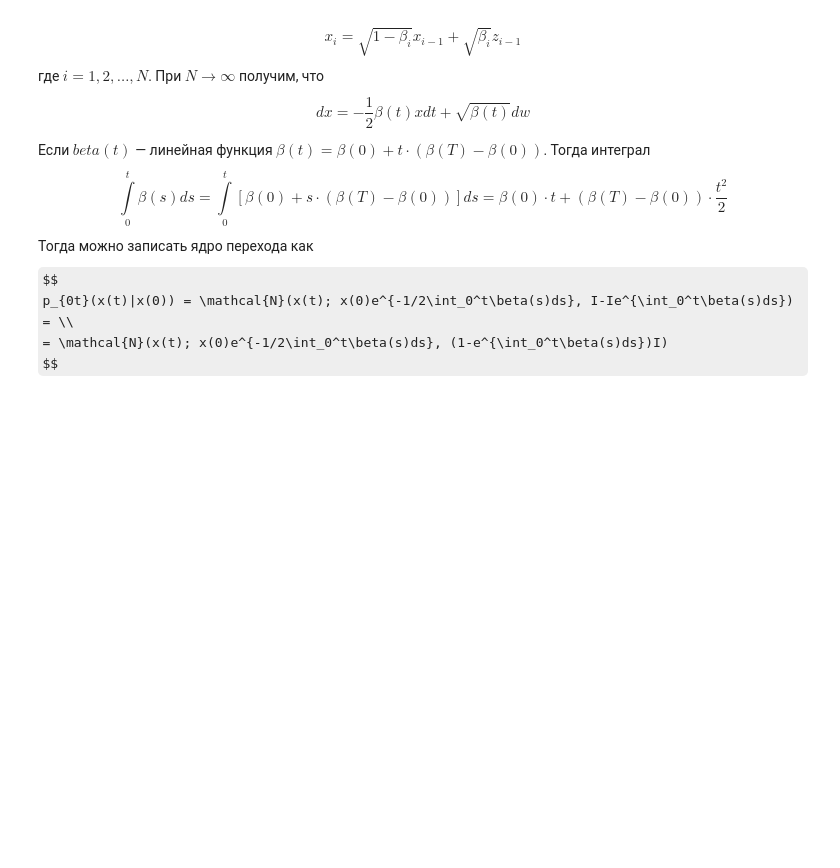
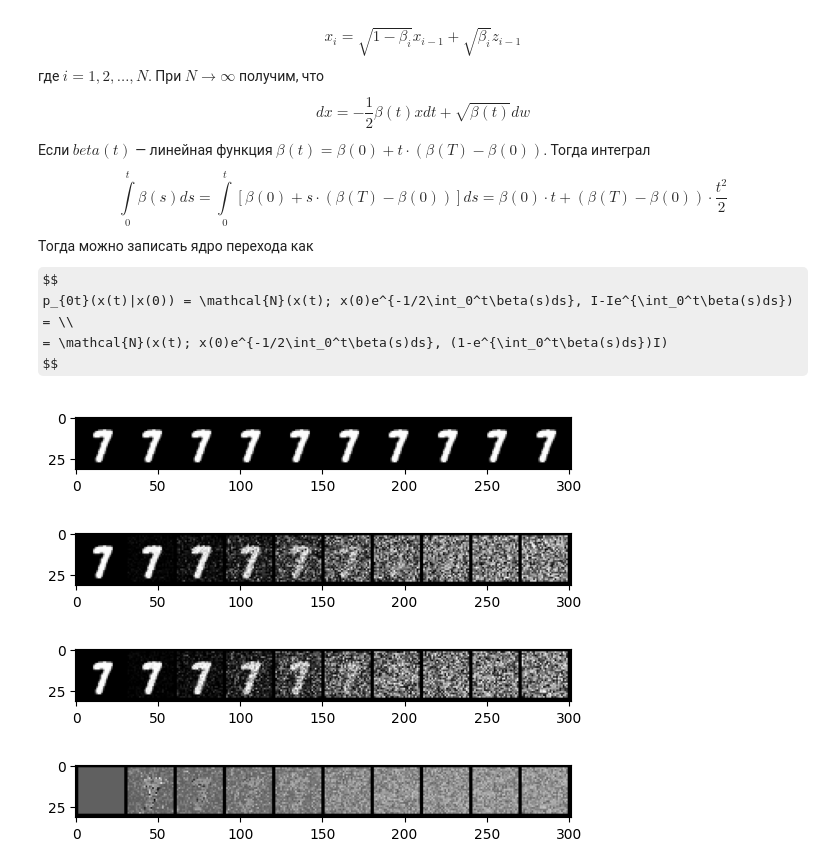
Before and after one commit to sswt/dive2gai, a Jupyter notebook: unit3/NeuralODE.ipynb, the cells around one changed output. Drawn from its saved outputs; the diff is of its cells as text; code cells hidden in the pictures; some formulas as TeX source; blank space fills up the shorter version.

```diff
--- a/unit3/NeuralODE.ipynb
+++ b/unit3/NeuralODE.ipynb
@@ -15,8 +15,11 @@ import torch.nn.functional as F
 from torchdiffeq import odeint_adjoint as odeint
 # %%
 class Lambda(nn.Module):
+    def __init__(self, A):
+        super().__init__()
+        self.A = A
     def forward(self, t, y):
-        return torch.mm(y, A)
+        return torch.mm(y, self.A)
 # %%
 def get_batch(y, t, batch_time=8, batch_size=256):
     size = len(t)
@@ -98,7 +101,7 @@ y0 = torch.Tensor([[0.6, 0.3]]).to(device)
 t = torch.linspace(0., 20., 200).to(device)
 A = torch.Tensor([[-0.1, -1.], [1., -0.1]]).to(device)
 
-y = odeint(Lambda(), y0, t, method='rk4')[:, 0]
+y = odeint(Lambda(A), y0, t, method='rk4')[:, 0]
 y = y + 0.01 * torch.randn(y.size(), device=device)
 
 epoches = 500
@@ -491,7 +494,7 @@ def dequantize(x, nvals=256):
         return x
 
 transform = Compose([
-    Resize(16),                 # Уменьшаем размер изображений
+    # Resize(16),                 # Уменьшаем размер изображений
     ToTensor(),
     # Normalize([0.5], [0.5]),  # Map to (-1, 1)
     # Lambda(lambda t: 255 * t),  # Приводим распределение обратно к диапазону [0, 255]
@@ -501,8 +504,8 @@ transform = Compose([
 ])
 
 mnist = MNIST('../data/', download=True, transform=transform)
-train, _ = torch.utils.data.random_split(mnist, [10000, 50000])
-train = DataLoader(train, batch_size=64, shuffle=True, drop_last=True)
+# train, _ = torch.utils.data.random_split(mnist, [10000, 50000])
+train = DataLoader(mnist, batch_size=128, shuffle=True, drop_last=True)
 # %%
 device = torch.device('cuda' if torch.cuda.is_available() else 'cpu')
 sample = next(iter(train))[0].to(device)
@@ -597,3 +609,40 @@ def postprocess(x, alpha=0.95, clamp=True):
+# %%
+def postprocess(x, alpha=0.95, clamp=True):
+    x = (x.sigmoid() - alpha) / (1 - 2 * alpha)
+    return x.clamp(min=0., max=1.) if clamp else x
+
+time_size = 10
+batch_size = sample.size(0)
+digit_num = 2
+
+sde = AnalyticalDiffusion()
+ts = torch.linspace(0, 1, time_size).to(device)
+
+with torch.no_grad():
+    ys = torchsde.sdeint(sde, sample.view(batch_size, -1), ts)
+
+
+real = [postprocess(sample[digit_num]) for _ in range(time_size)]
+plt.imshow(ToPILImage()(make_grid(real, nrow=time_size, normalize=True)))
+plt.show()
+
+noised = ys.view((time_size, *sample.size()))
+noised = [postprocess(y) for y in ys.view((time_size, *sample.size()))[:, digit_num]]
+plt.imshow(ToPILImage()(make_grid(noised, nrow=time_size, normalize=True)))
+plt.show()
+
+noised = [postprocess(sde.sample(ts[i], sample[digit_num])) for i in range(time_size)]
+plt.imshow(ToPILImage()(make_grid(noised, nrow=time_size, normalize=True)))
+plt.show()
+
+noise_score = [postprocess(sde.score(noised[i], ts[i], real[i])) for i in range(time_size)]
+plt.imshow(ToPILImage()(make_grid(noise_score, nrow=time_size, normalize=True)))
+plt.show()
+# %% [output]
+[figure, added]
+[figure, added]
+[figure, added]
+[figure, added]
 # %%
 def sample_time(x0, t0, t1, partitions=1):
     u = torch.rand(size=(x0.shape[0], partitions), dtype=x0.dtype, device=x0.device)
```
Also changed, not shown: parts of 17 cells of this notebook, 4 other files.
